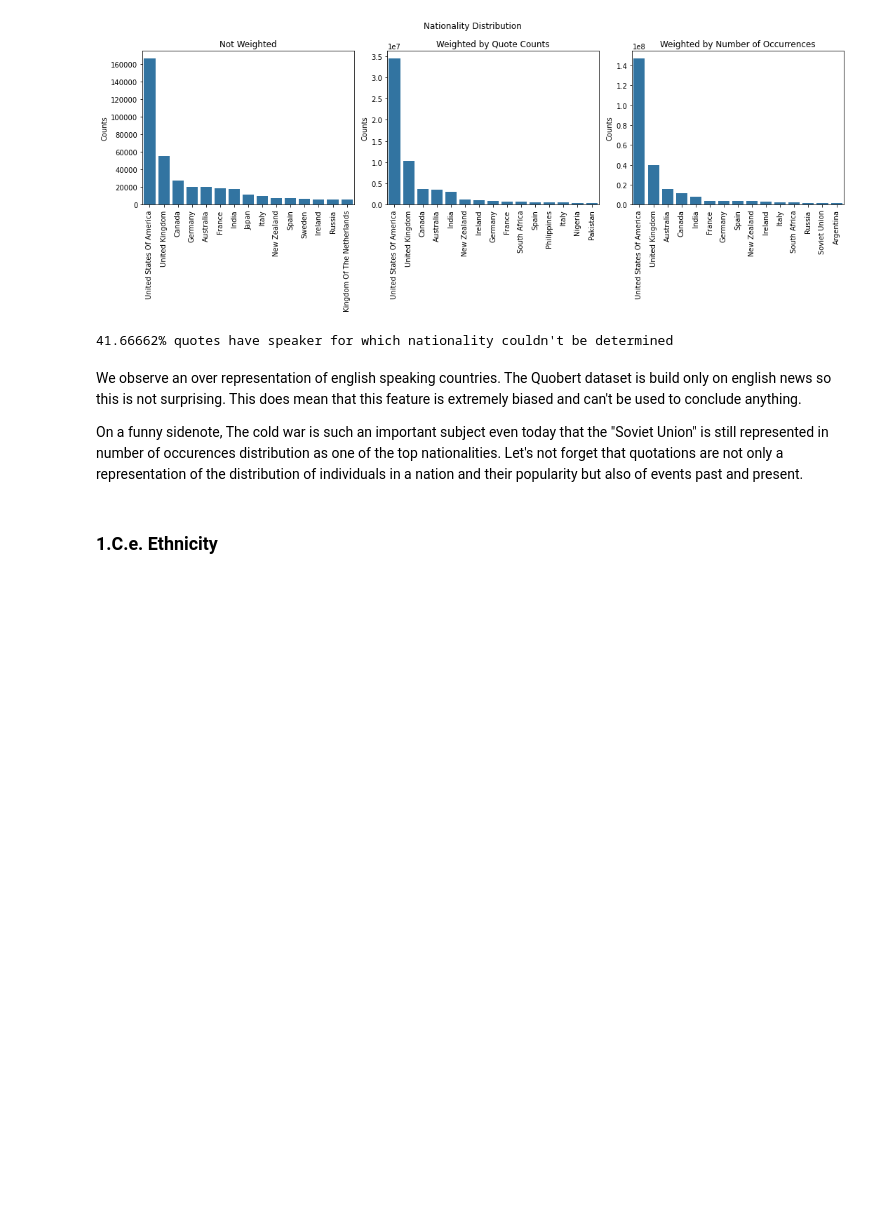
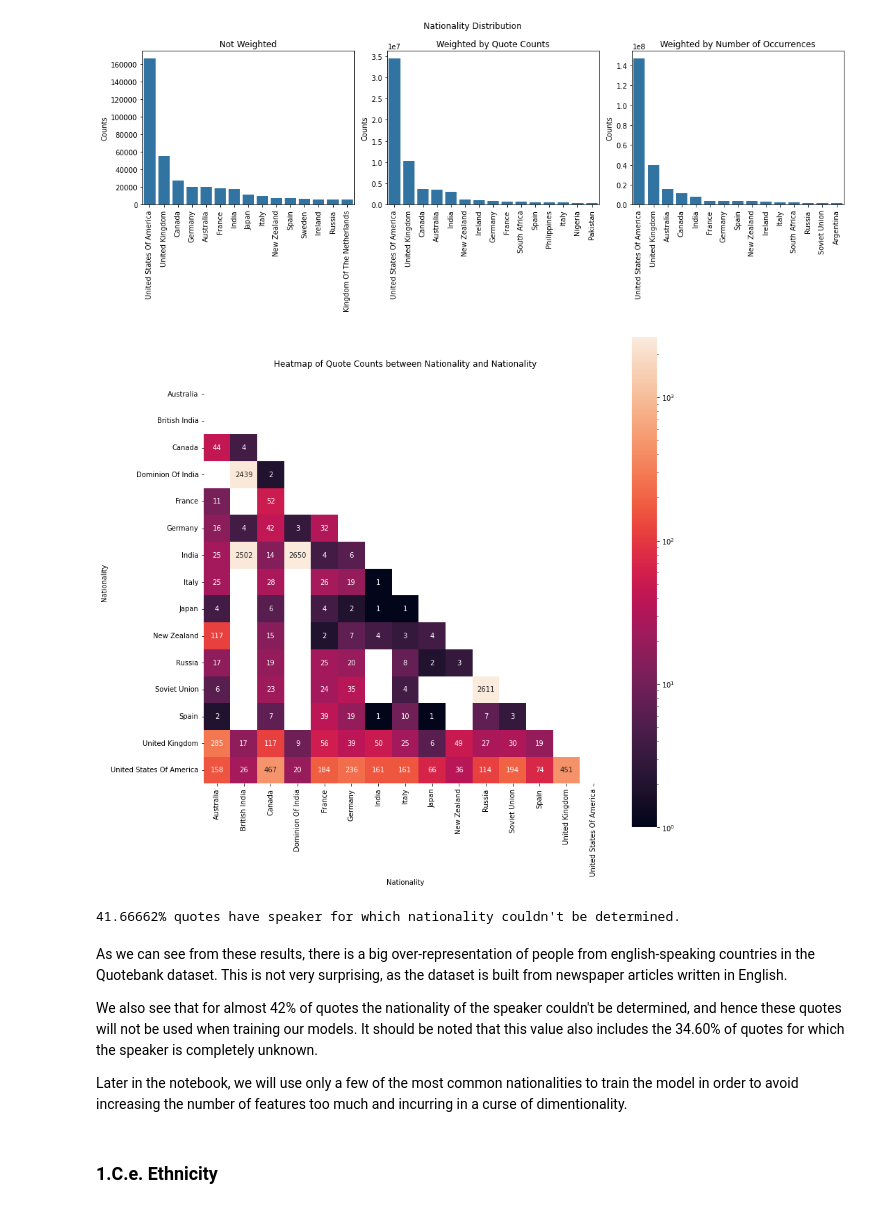
Before and after one commit to epfl-ada/ada-2021-project-cool-group-name, a Jupyter notebook: Project.ipynb, the cells around one changed output. Drawn from its saved outputs; the diff is of its cells as text; code cells hidden in the pictures; blank space fills up the shorter version.

```diff
--- a/Project.ipynb
+++ b/Project.ipynb
@@ -425,14 +446,20 @@ The most relevant thing to extract from this graph is that politicians and resea
 plot.plot_speaker_feature_distribution(speakers_info, 'nationality', n_bars = 15, figsize = (15, 6))
 # %% [output]
 [figure]
+# %%
+plot.plot_co_occurrence_matrix(speakers_info, 'nationality', 'nationality', keep_top_n = 15, figsize = (13, 13))
+# %% [output]
+[figure, added]
 # %%
-print(f"{(speakers_info['nationality'].isna() * speakers_info['quote_count']).sum() / speakers_info['quote_count'].sum():.5%} quotes have speaker for which nationality couldn't be determined")
+print(f"{(speakers_info['nationality'].isna() * speakers_info['quote_count']).sum() / speakers_info['quote_count'].sum():.5%} quotes have speaker for which nationality couldn't be determined.")
 # %% [output]
-41.66662% quotes have speaker for which nationality couldn't be determined
+41.66662% quotes have speaker for which nationality couldn't be determined.
 # %% [markdown]
-We observe an over representation of english speaking countries. The Quobert dataset is build only on english news so this is not surprising. This does mean that this feature is extremely biased and can't be used to conclude anything.
+As we can see from these results, there is a big over-representation of people from english-speaking countries in the Quotebank dataset. This is not very surprising, as the dataset is built from newspaper articles written in English.
 
-On a funny sidenote, The cold war is such an important subject even today that the "Soviet Union" is still represented in number of occurences distribution as one of the top nationalities. Let's not forget that quotations are not only a representation of the distribution of individuals in a nation and their popularity but also of events past and present.
+We also see that for almost 42% of quotes the nationality of the speaker couldn't be determined, and hence these quotes will not be used when training our models. It should be noted that this value also includes the 34.60% of quotes for which the speaker is completely unknown.
+
+Later in the notebook, we will use only a few of the most common nationalities to train the model in order to avoid increasing the number of features too much and incurring in a curse of dimentionality.
 # %% [markdown]
 <a id='ethnicity'></a>
 ### 1.C.e. Ethnicity
```
Also changed, not shown: parts of 29 cells of this notebook, 2 other files.
